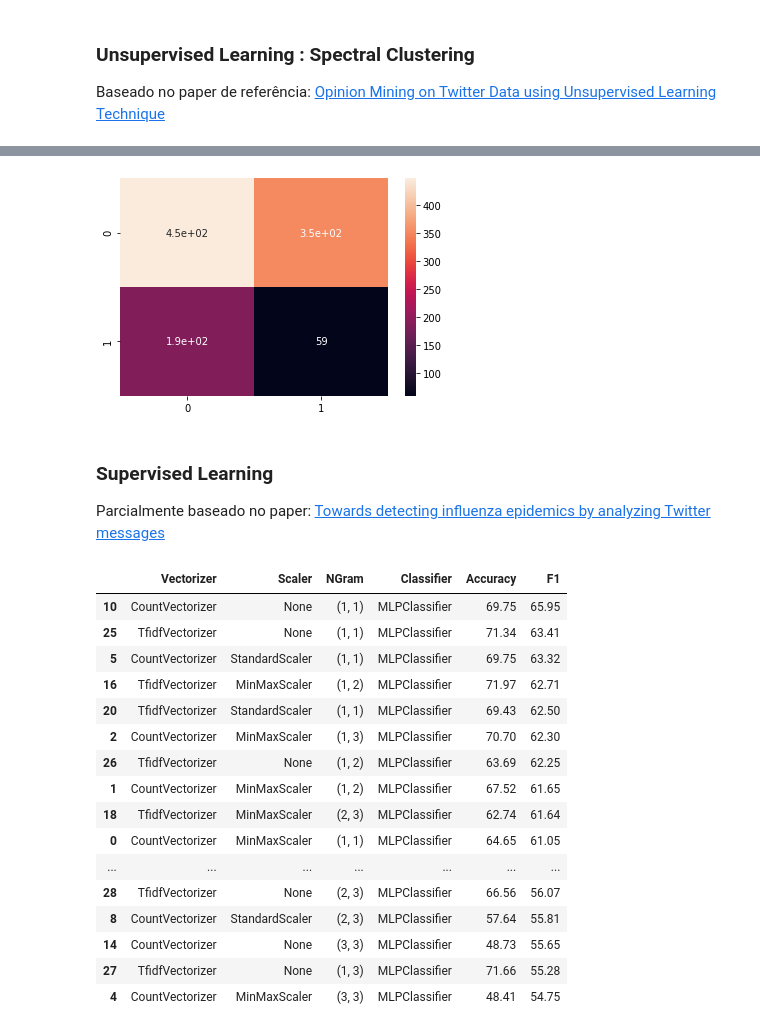
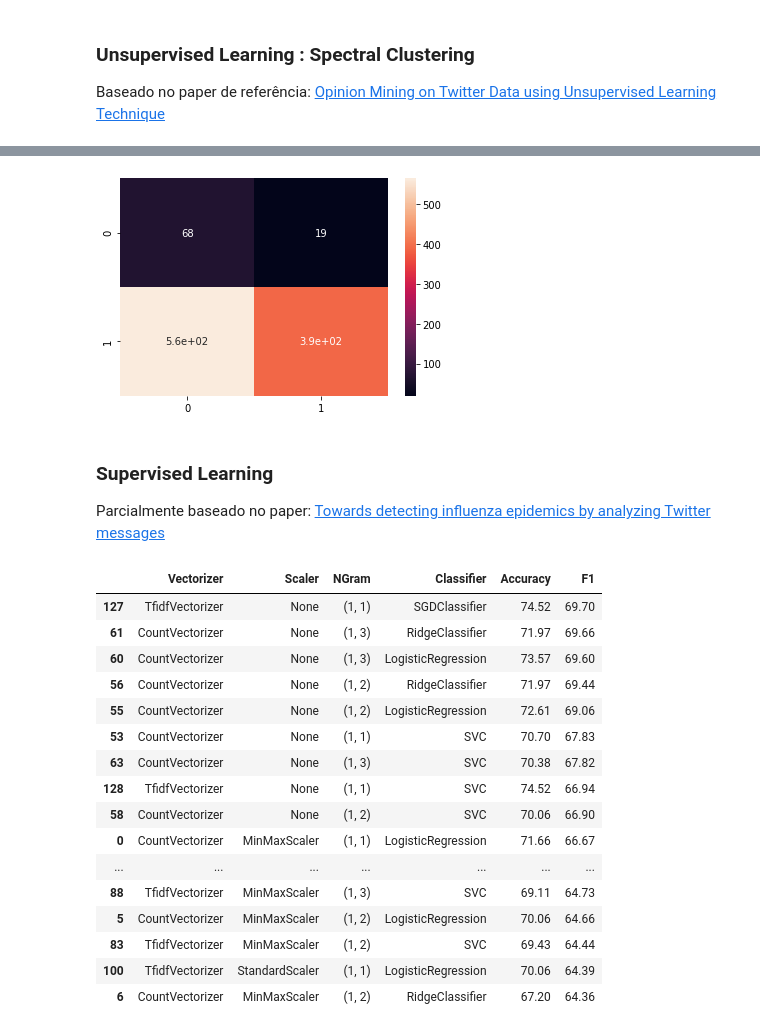
Before and after one commit to rdenadai/Covid19-Twitter-Tracker, a Jupyter notebook: code/src/notebook/AvaliacaoAlgoritmosClassificacaoMensagens.ipynb, the cells around one changed output, grey strips where cells are left out. Saved outputs shown, nothing was run; the diff lists cells and outputs as text; code cells hidden in the pictures.

```diff
--- a/code/src/notebook/AvaliacaoAlgoritmosClassificacaoMensagens.ipynb
+++ b/code/src/notebook/AvaliacaoAlgoritmosClassificacaoMensagens.ipynb
@@ -135,25 +138,25 @@ df.head(25)
 # %%
-vectorizer = CountVectorizer(ngram_range=(1, 1))
+vectorizer = TfidfVectorizer(ngram_range=(2, 3))
 X = vectorizer.fit_transform(textos[:, 0]).todense()
-X = MinMaxScaler().fit_transform(X)
+# X = MinMaxScaler().fit_transform(X)
 y = textos[:, 1].astype(np.int).ravel()
 
 clustering = SpectralClustering(
     n_clusters=2,
     eigen_solver="amg",
-    assign_labels="discretize",
+    assign_labels="kmeans",
     affinity="precomputed_nearest_neighbors",
     random_state=0,
     n_jobs=-1
-).fit(laplacian_kernel(X))
+).fit(chi2_kernel(X))
 
 pred = clustering.labels_
 df_cm = confusion_matrix(pred, y)
 plt.figure(figsize=(6, 4))
 sn.heatmap(df_cm, annot=True)
 plt.show()
 # %% [output]
-[figure, old version]
+[figure, new version]
 # %% [markdown]
 ### Supervised Learning
 
@@ -217,23 +218,23 @@ for Vectorizer in [CountVectorizer, TfidfVectorizer]:
 columns = ["Vectorizer", "Scaler", "NGram", "Classifier", "Accuracy", "F1"]
 df = pd.DataFrame(validacoes, columns=columns)
 df = df.sort_values(by=["F1", "Accuracy", "Vectorizer", "NGram"], ascending=False)
-df.head(25)
+df.reset_index().head(25)
 # %% [output]
 |  | Vectorizer | Scaler | NGram | Classifier | Accuracy | F1 |
-| 10 | CountVectorizer | None | (1, 1) | MLPClassifier | 69.75 | 65.95 |
-| 25 | TfidfVectorizer | None | (1, 1) | MLPClassifier | 71.34 | 63.41 |
-| 5 | CountVectorizer | StandardScaler | (1, 1) | MLPClassifier | 69.75 | 63.32 |
-| 16 | TfidfVectorizer | MinMaxScaler | (1, 2) | MLPClassifier | 71.97 | 62.71 |
-| 20 | TfidfVectorizer | StandardScaler | (1, 1) | MLPClassifier | 69.43 | 62.50 |
-| 2 | CountVectorizer | MinMaxScaler | (1, 3) | MLPClassifier | 70.70 | 62.30 |
-| 26 | TfidfVectorizer | None | (1, 2) | MLPClassifier | 63.69 | 62.25 |
-| 1 | CountVectorizer | MinMaxScaler | (1, 2) | MLPClassifier | 67.52 | 61.65 |
-| 18 | TfidfVectorizer | MinMaxScaler | (2, 3) | MLPClassifier | 62.74 | 61.64 |
-| 0 | CountVectorizer | MinMaxScaler | (1, 1) | MLPClassifier | 64.65 | 61.05 |
+| 127 | TfidfVectorizer | None | (1, 1) | SGDClassifier | 74.52 | 69.70 |
+| 61 | CountVectorizer | None | (1, 3) | RidgeClassifier | 71.97 | 69.66 |
+| 60 | CountVectorizer | None | (1, 3) | LogisticRegression | 73.57 | 69.60 |
+| 56 | CountVectorizer | None | (1, 2) | RidgeClassifier | 71.97 | 69.44 |
+| 55 | CountVectorizer | None | (1, 2) | LogisticRegression | 72.61 | 69.06 |
+| 53 | CountVectorizer | None | (1, 1) | SVC | 70.70 | 67.83 |
+| 63 | CountVectorizer | None | (1, 3) | SVC | 70.38 | 67.82 |
+| 128 | TfidfVectorizer | None | (1, 1) | SVC | 74.52 | 66.94 |
+| 58 | CountVectorizer | None | (1, 2) | SVC | 70.06 | 66.90 |
+| 0 | CountVectorizer | MinMaxScaler | (1, 1) | LogisticRegression | 71.66 | 66.67 |
 | ... | ... | ... | ... | ... | ... | ... |
-| 28 | TfidfVectorizer | None | (2, 3) | MLPClassifier | 66.56 | 56.07 |
-| 8 | CountVectorizer | StandardScaler | (2, 3) | MLPClassifier | 57.64 | 55.81 |
-| 14 | CountVectorizer | None | (3, 3) | MLPClassifier | 48.73 | 55.65 |
-| 27 | TfidfVectorizer | None | (1, 3) | MLPClassifier | 71.66 | 55.28 |
-| 4 | CountVectorizer | MinMaxScaler | (3, 3) | MLPClassifier | 48.41 | 54.75 |
+| 88 | TfidfVectorizer | MinMaxScaler | (1, 3) | SVC | 69.11 | 64.73 |
+| 5 | CountVectorizer | MinMaxScaler | (1, 2) | LogisticRegression | 70.06 | 64.66 |
+| 83 | TfidfVectorizer | MinMaxScaler | (1, 2) | SVC | 69.43 | 64.44 |
+| 100 | TfidfVectorizer | StandardScaler | (1, 1) | LogisticRegression | 70.06 | 64.39 |
+| 6 | CountVectorizer | MinMaxScaler | (1, 2) | RidgeClassifier | 67.20 | 64.36 |
 # %%
```
Also changed, not shown: parts of 18 cells of this notebook, 2 other files.
